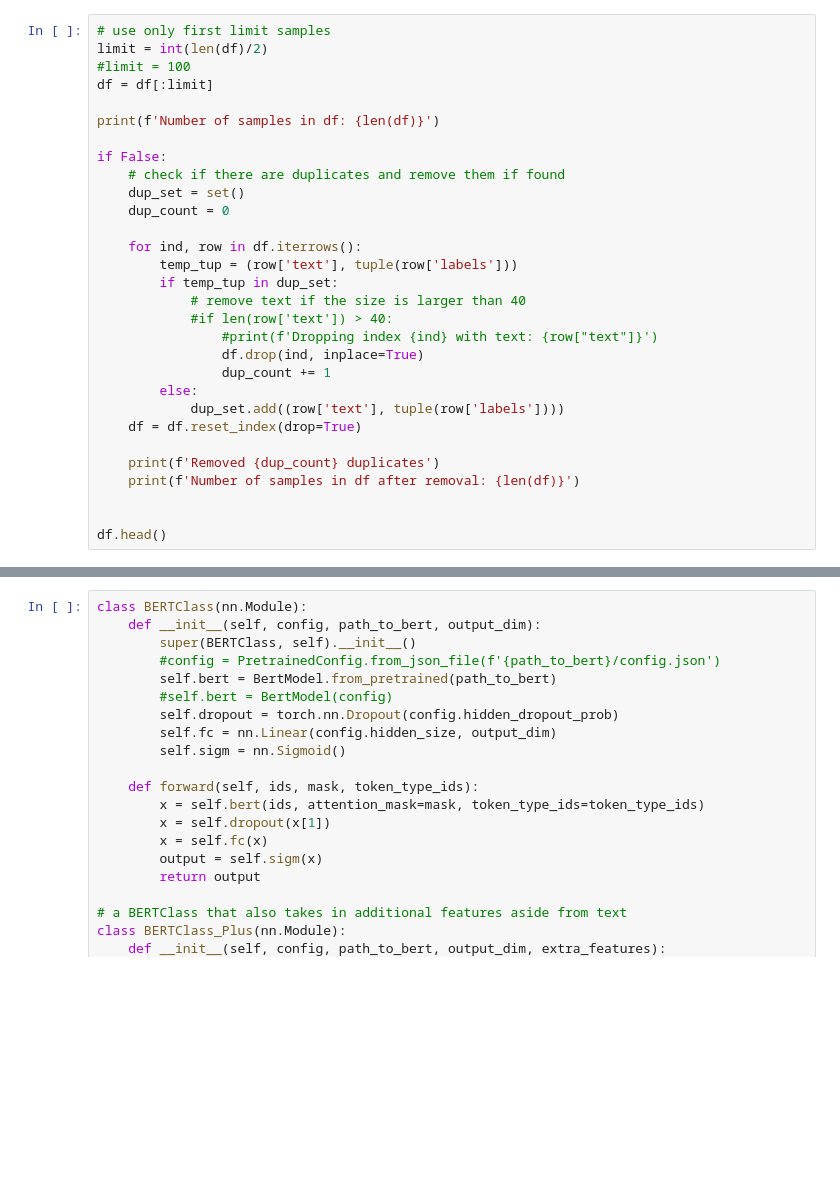
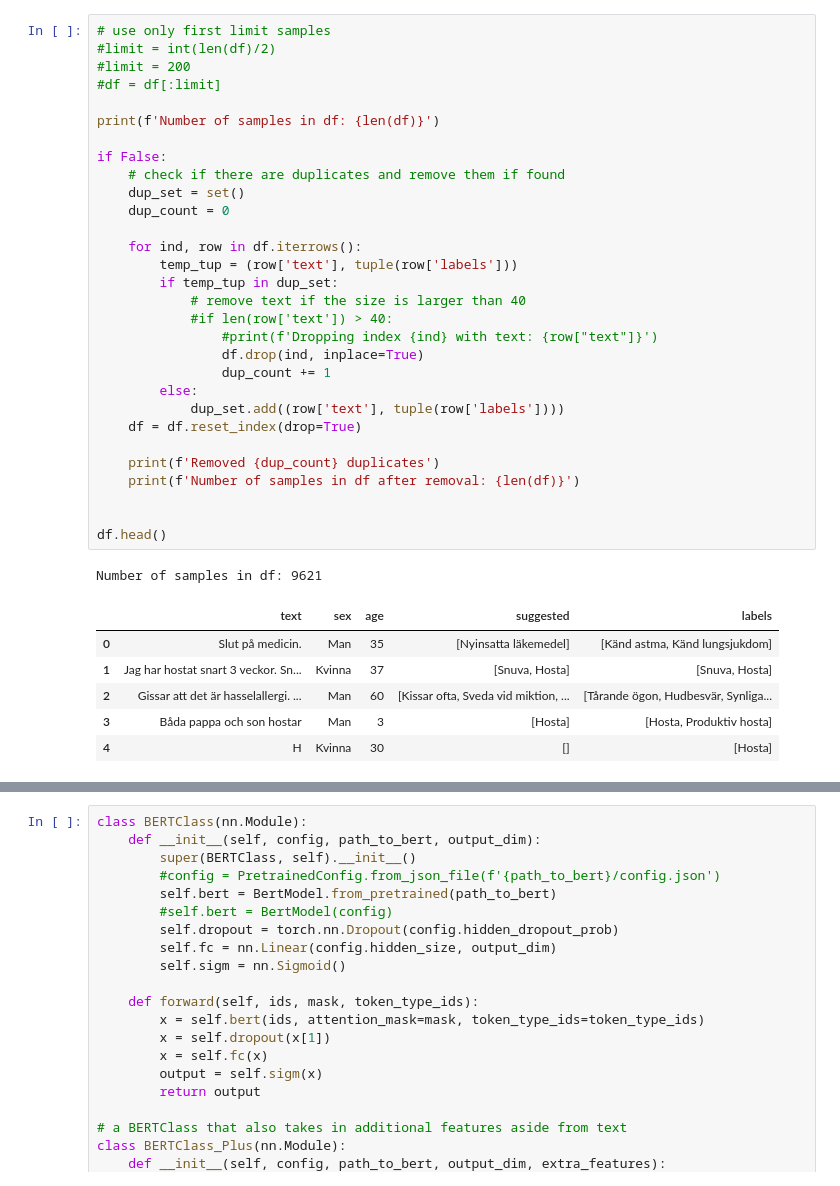
Before and after one commit to VisibaCare/SymptomMatchML, a Jupyter notebook: transformer_model.ipynb, the cells around one changed output, grey strips where cells are left out. Saved outputs shown, nothing was run; the diff lists cells and outputs as text; blank space fills up the shorter version.

```diff
--- a/transformer_model.ipynb
+++ b/transformer_model.ipynb
@@ -132,33 +151,41 @@ df.drop('all_confirmed', inplace=True, axis=1)
 # %%
 # use only first limit samples
-limit = int(len(df)/2)
-#limit = 100
-df = df[:limit]
+#limit = int(len(df)/2)
+#limit = 200
+#df = df[:limit]
 
 print(f'Number of samples in df: {len(df)}')
 
 if False:
     # check if there are duplicates and remove them if found
     dup_set = set()
     dup_count = 0
 
     for ind, row in df.iterrows():
         temp_tup = (row['text'], tuple(row['labels']))
         if temp_tup in dup_set:
             # remove text if the size is larger than 40
             #if len(row['text']) > 40:
                 #print(f'Dropping index {ind} with text: {row["text"]}')
                 df.drop(ind, inplace=True)
                 dup_count += 1
         else:
             dup_set.add((row['text'], tuple(row['labels'])))
     df = df.reset_index(drop=True)
 
     print(f'Removed {dup_count} duplicates')
     print(f'Number of samples in df after removal: {len(df)}')
 
 
 df.head()
+# %% [output]
+Number of samples in df: 9621
+|  | text | sex | age | suggested | labels |
+| 0 | Slut på medicin. | Man | 35 | [Nyinsatta läkemedel] | [Känd astma, Känd lungsjukdom] |
+| 1 | Jag har hostat snart 3 veckor. Sn... | Kvinna | 37 | [Snuva, Hosta] | [Snuva, Hosta] |
+| 2 | Gissar att det är hasselallergi. ... | Man | 60 | [Kissar ofta, Sveda vid miktion, ... | [Tårande ögon, Hudbesvär, Synliga... |
+| 3 | Båda pappa och son hostar | Man | 3 | [Hosta] | [Hosta, Produktiv hosta] |
+| 4 | H | Kvinna | 30 | [] | [Hosta] |
 # %%
 # choose which transformer model to use
 
```
Also changed, not shown: parts of 18 cells of this notebook.
